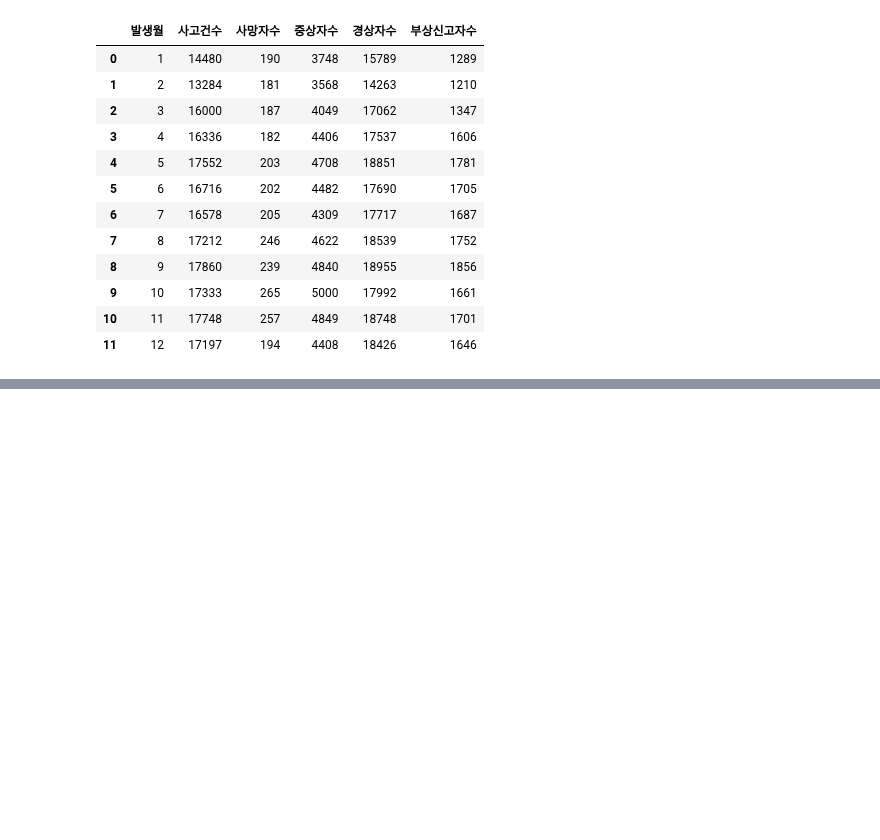
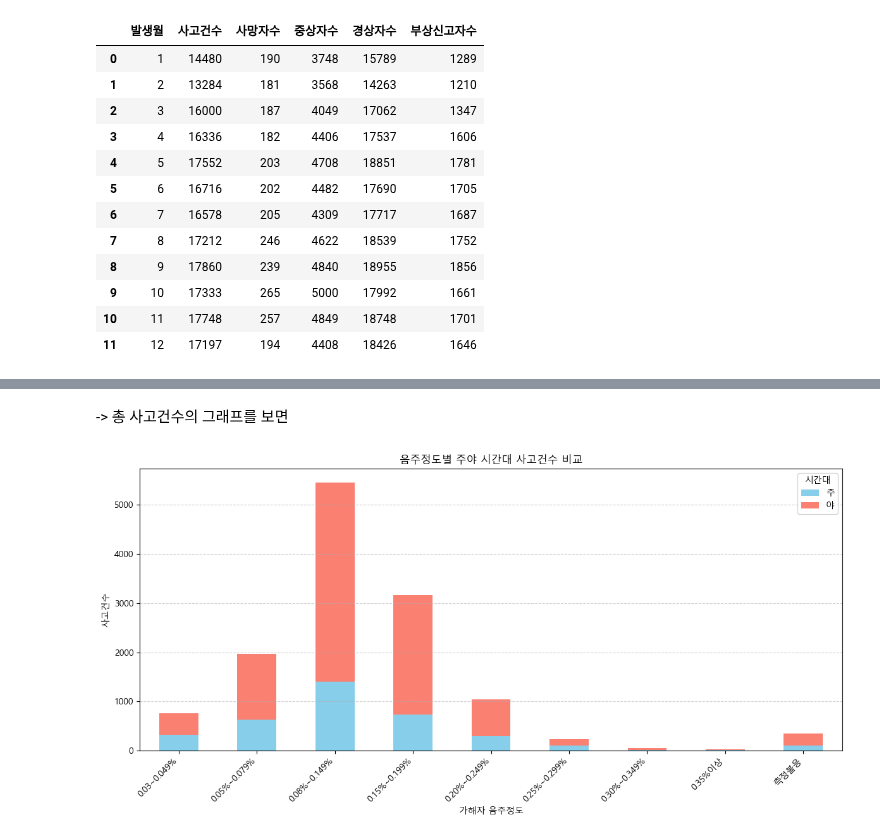
Before and after one commit to irisyshin/hipython_rep, a Jupyter notebook: mini_project_s1/data_analyse.ipynb, the cells around one changed output, grey strips where cells are left out. Drawn from its saved outputs; the diff is of its cells as text; code cells hidden in the pictures; blank space fills up the shorter version.

```diff
--- a/mini_project_s1/data_analyse.ipynb
+++ b/mini_project_s1/data_analyse.ipynb
@@ -114,0 +142,29 @@ plt.show()
+# %% [markdown]
+-> 총 사고건수의 그래프를 보면
+# %%
+# 음주운전 수준과 주야 시간대 간의 상관관계는?
+
+# 음주정도 + 주야 별 사고건수 총합 구하기
+
+df_alc_grouped = df_alc.groupby(['가해자음주정도', '주야'])['사고건수'].sum().reset_index()
+
+pivot_df = df_alc_grouped.pivot(index='가해자음주정도', columns='주야', values='사고건수').fillna(0)
+
+# 비율 계산 추가
+pivot_df['주간 비율(%)'] = (pivot_df['주'] / (pivot_df['주'] + pivot_df['야'])) * 100
+pivot_df['야간 비율(%)'] = (pivot_df['야'] / (pivot_df['주'] + pivot_df['야'])) * 100
+
+# 시각화: 주야별 stacked bar chart
+pivot_df_plot = pivot_df[['주', '야']]
+
+pivot_df_plot.plot(kind='bar', stacked=True, figsize=(12, 6), color=['skyblue', 'salmon'])
+plt.title('음주정도별 주야 시간대 사고건수 비교')
+plt.xlabel('가해자 음주정도')
+plt.ylabel('사고건수')
+plt.xticks(rotation=45, ha='right')
+plt.legend(title='시간대')
+plt.tight_layout()
+plt.grid(axis='y', linestyle='--', alpha=0.6)
+plt.show()
+# %% [output]
+[figure, added]
```
Also changed, not shown: parts of 8 cells of this notebook.
